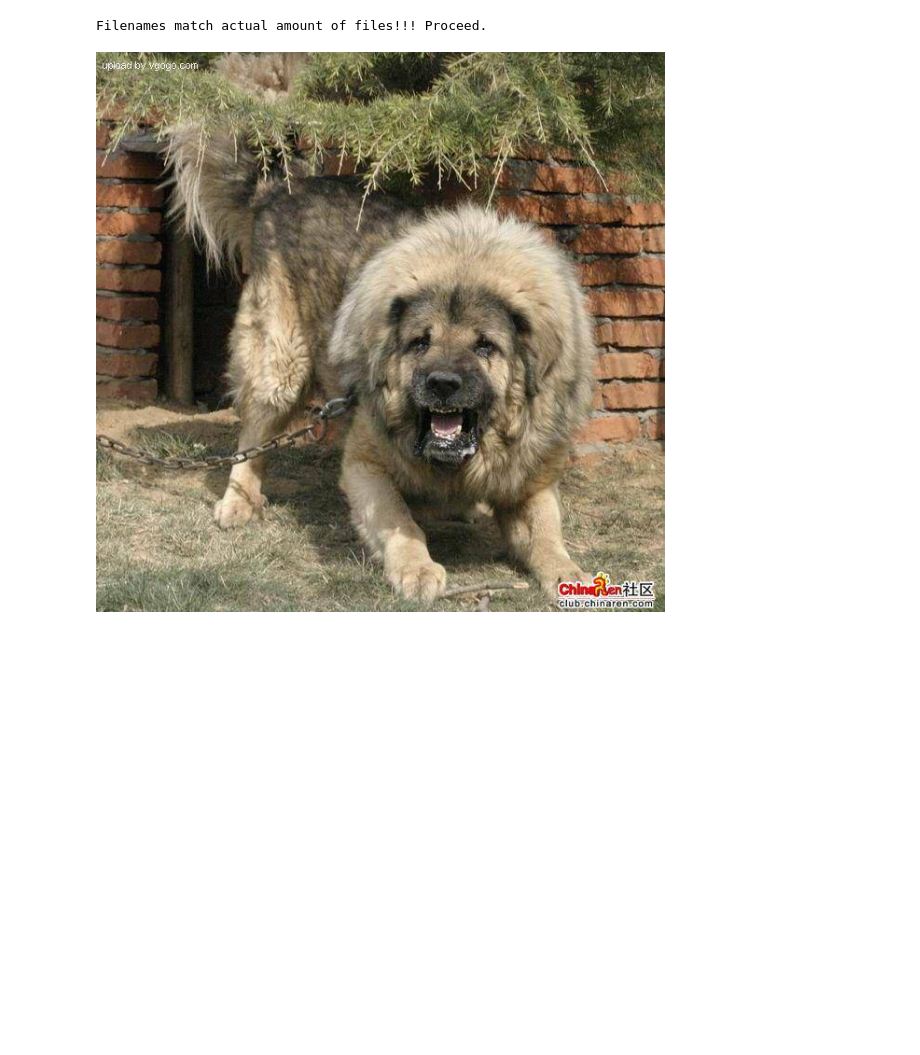
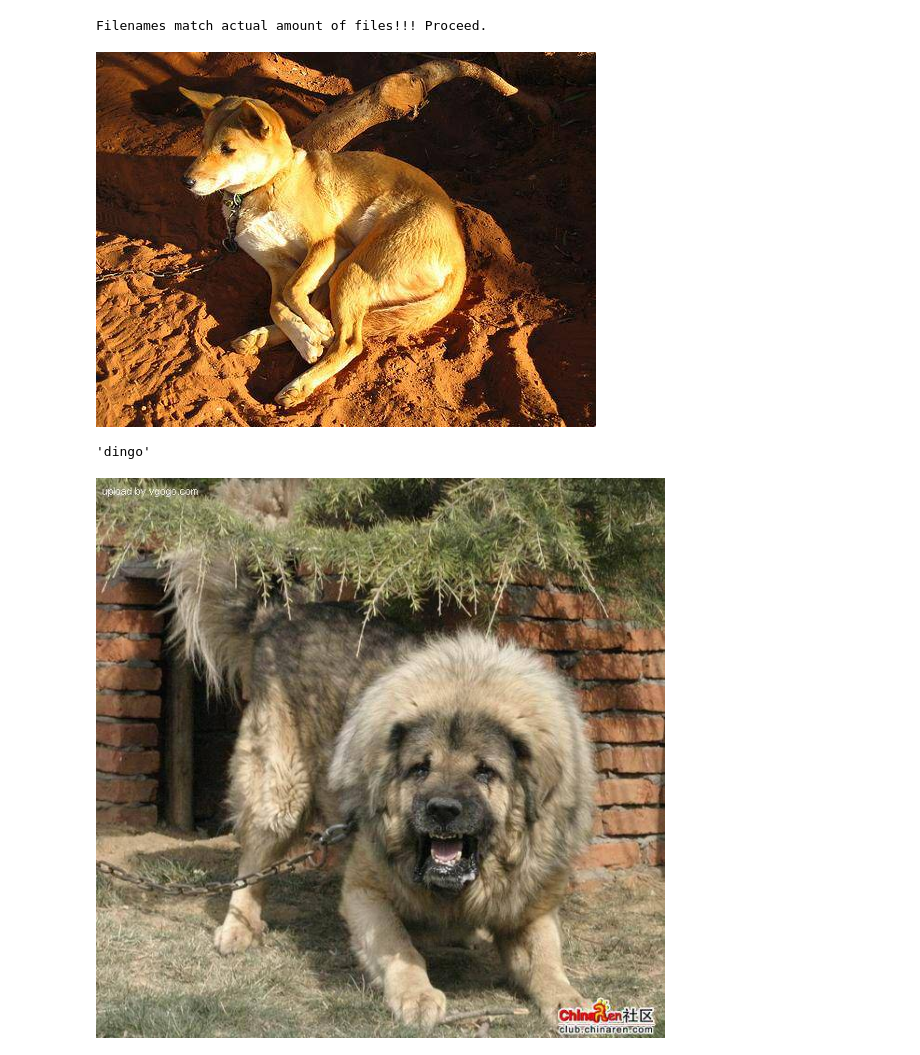
Before and after one commit to sumit-mandal/Machine-Learning-Complete-3, a Jupyter notebook: Dog_Breed_Classifier.ipynb, the cells around one changed output. Saved outputs shown, nothing was run; the diff lists cells and outputs as text; code cells hidden in the pictures; blank space fills up the shorter version.

```diff
--- a/Dog_Breed_Classifier.ipynb
+++ b/Dog_Breed_Classifier.ipynb
@@ -146,6 +146,14 @@ else:
   print("Filenames do no match actual amount of files,check the targget directory.")
 # %% [output]
 Filenames match actual amount of files!!! Proceed.
+# %%
+Image(filenames[1])
+# %% [output]
+[figure, added]
+# %%
+label_csv['breed'][1]
+# %% [output]
+'dingo'
 # %%
 ## One more check
 Image(filenames[9000])
```
Also changed, not shown: parts of 46 cells of this notebook.
